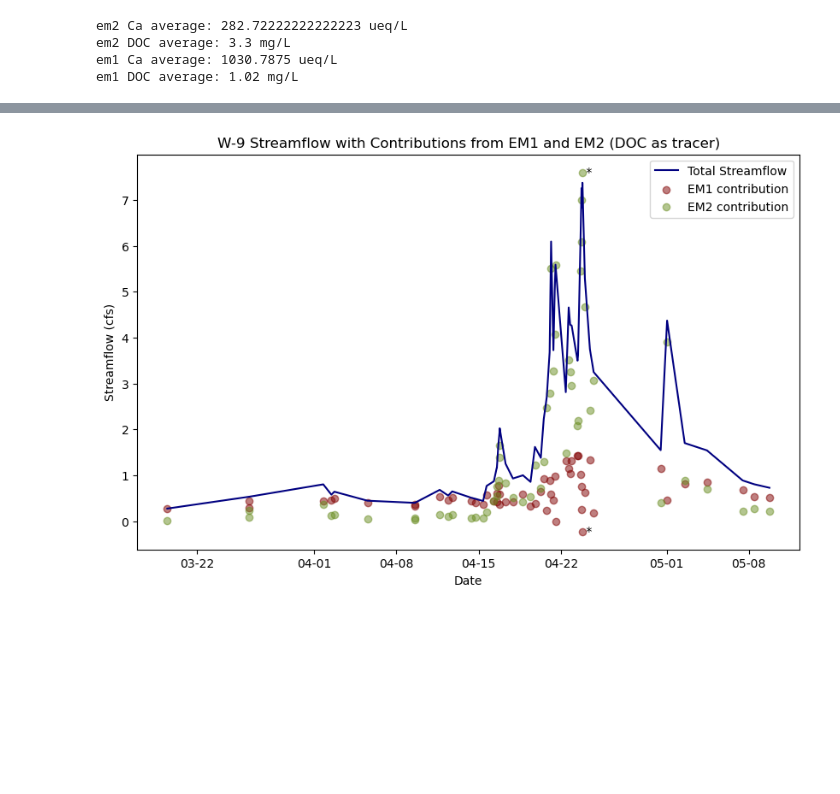
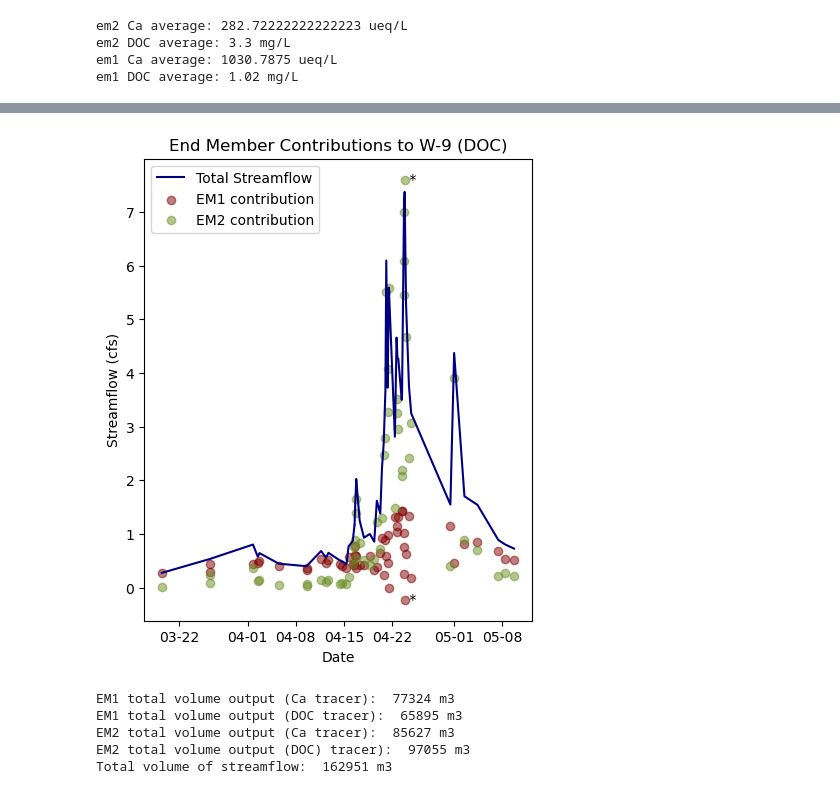
Before and after one commit to gretchenhough/Hough-S26, a Jupyter notebook: GEOS621 HW2/GEOS621 HW2.ipynb, the cells around one changed output, grey strips where cells are left out. Cells and saved outputs as stored; diff of their text form; code cells hidden in the pictures; blank space fills up the shorter version.

```diff
--- a/GEOS621 HW2/GEOS621 HW2.ipynb
+++ b/GEOS621 HW2/GEOS621 HW2.ipynb
@@ -139,39 +139,42 @@ plt.show()
 # %%
-fig, ax = plt.subplots(figsize=(10,6))
+fig, ax = plt.subplots(figsize=(5,6))
 
 ax.plot(df_mix['Date'], df_mix['Flow_cfs'], color='navy', label='Total Streamflow')
 ax.scatter(df_mix['Date'], df_mix['Flow_cfs_em1_DOC'], color='maroon', label='EM1 contribution', alpha=0.5)
 ax.scatter(df_mix['Date'], df_mix['Flow_cfs_em2_DOC'], color='olivedrab', label='EM2 contribution', alpha=0.5)
 # Get the flagged row
 row = df_mix.loc[df_mix['Date'].dt.strftime('%m-%d') == '04-23'].iloc[5]
-
-# EM1 asterisk
-ax.text(
-    row['Date'],
-    row['Flow_cfs_em1_DOC'],
-    ' *',
-    color='black',
-    fontsize=10,
-    va='center', ha='left'
-)
-
-# EM2 asterisk
-ax.text(
-    row['Date'],
-    row['Flow_cfs_em2_DOC'],
-    ' *',
-    color='black',
-    fontsize=10,
-    va='center', ha='left'
-)
+ax.text(row['Date'],row['Flow_cfs_em1_DOC'],' *',color='black',fontsize=10,va='center', ha='left')
+ax.text(row['Date'],row['Flow_cfs_em2_DOC'],' *',color='black',fontsize=10,va='center', ha='left')
 ax.xaxis.set_major_formatter(mdates.DateFormatter('%m-%d'))
 ax.set_xlabel('Date')
 ax.set_ylabel('Streamflow (cfs)')
-ax.set_title('W-9 Streamflow with Contributions from EM1 and EM2 (DOC as tracer)')
+ax.set_title('End Member Contributions to W-9 (DOC)')
 ax.legend()
 plt.show()
 # %% [output]
-[figure, old version]
+[figure, new version]
+# %%
+#I want to look at total volumes of each end member output, too.
+
+t = (df_mix['Date'] - df_mix['Date'].iloc[0]).dt.total_seconds()
+em1_vol_m3_Ca = np.trapezoid(df_mix['Flow_cfs_em1_Ca'], x=t)*0.0283168
+em1_vol_m3_DOC = np.trapezoid(df_mix['Flow_cfs_em1_DOC'], x=t)*0.0283168
+em2_vol_m3_Ca = np.trapezoid(df_mix['Flow_cfs_em2_Ca'], x=t)*0.0283168
+em2_vol_m3_DOC = np.trapezoid(df_mix['Flow_cfs_em2_DOC'], x=t)*0.0283168
+Tot_vol_m3 = np.trapezoid(df_mix['Flow_cfs'], x=t)*0.0283168
+
+print(f'EM1 total volume output (Ca tracer): {em1_vol_m3_Ca: .0f} m3')
+print(f'EM1 total volume output (DOC tracer): {em1_vol_m3_DOC: .0f} m3')
+print(f'EM2 total volume output (Ca tracer): {em2_vol_m3_Ca: .0f} m3')
+print(f'EM2 total volume output (DOC) tracer): {em2_vol_m3_DOC: .0f} m3')
+print(f'Total volume of streamflow: {Tot_vol_m3: .0f} m3')
+# %% [output]
+EM1 total volume output (Ca tracer):  77324 m3
+EM1 total volume output (DOC tracer):  65895 m3
+EM2 total volume output (Ca tracer):  85627 m3
+EM2 total volume output (DOC) tracer):  97055 m3
+Total volume of streamflow:  162951 m3
 # %%
 #I want a way to visualize the differences between the two tracers in terms of estimated contributions
 
```
Also changed, not shown: parts of 9 cells of this notebook.
